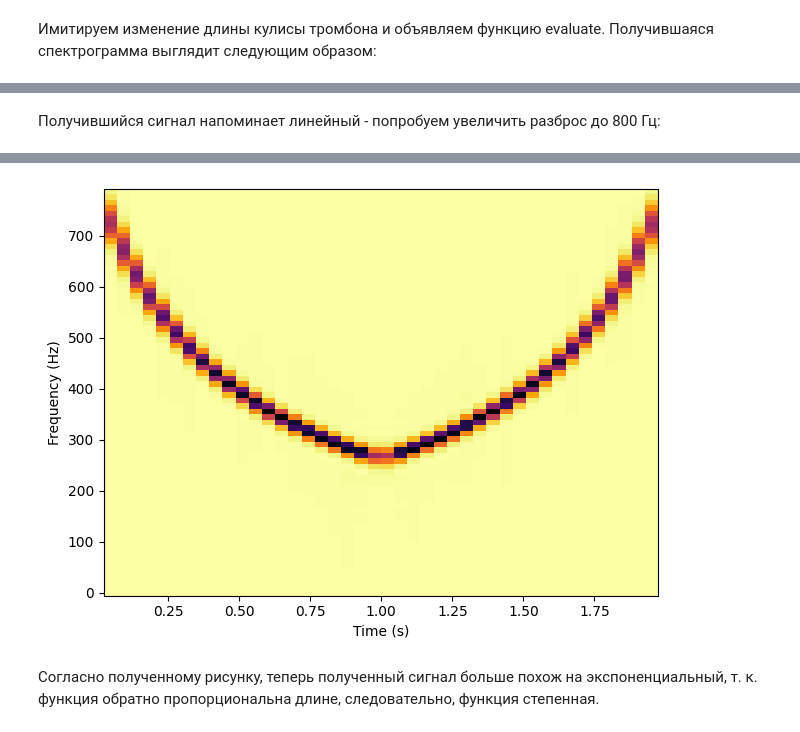
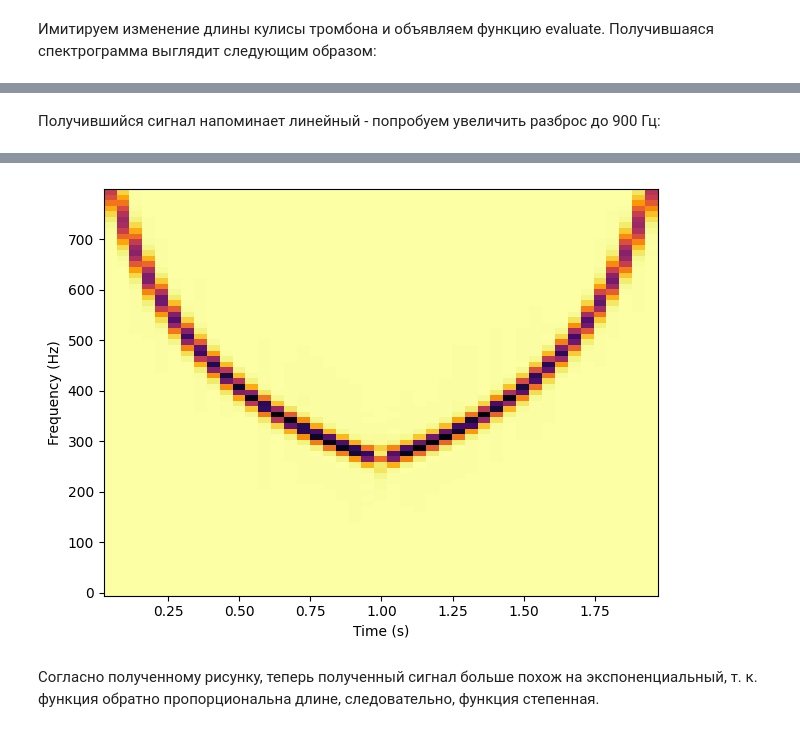
Before and after one commit to Vaytsekhovskiy/telecom, a Jupyter notebook: Lab3/ЛР_3.ipynb, the cells around one changed output, grey strips where cells are left out. Drawn from its saved outputs; the diff is of its cells as text; code cells hidden in the pictures.

```diff
--- a/Lab3/Лабораторная_работа_3_Апериодические_сигналы.ipynb
+++ b/Lab3/ЛР_3.ipynb
@@ -155,22 +156,22 @@ wave.make_audio()
 # %% [markdown]
-Получившийся сигнал напоминает линейный - попробуем увеличить разброс до 800 Гц:
+Получившийся сигнал напоминает линейный - попробуем увеличить разброс до 900 Гц:
 # %%
 low = 262
-high = 800
+high = 900
 signal = TromboneGliss(high, low)
 wave1 = signal.make_wave(duration=1)
 wave1.apodize()
 signal = TromboneGliss(low, high)
 wave2 = signal.make_wave(duration=1)
 wave2.apodize()
 wave = wave1 | wave2
-sp = wave.make_spectrogram(1024)
+sp = wave.make_spectrogram(1000)
 sp.plot(high=800)
 decorate(xlabel='Time (s)', ylabel='Frequency (Hz)')
 wave.make_audio()
 # %% [output]
 [interactive output not drawn]
-[figure, old version]
+[figure, new version]
 # %% [markdown]
 Согласно полученному рисунку, теперь полученный сигнал больше похож на экспоненциальный, т. к. функция обратно пропорциональна длине, следовательно, функция степенная.
 # %% [markdown]
```
Also changed, not shown: parts of 3 cells of this notebook, 1 other file.
